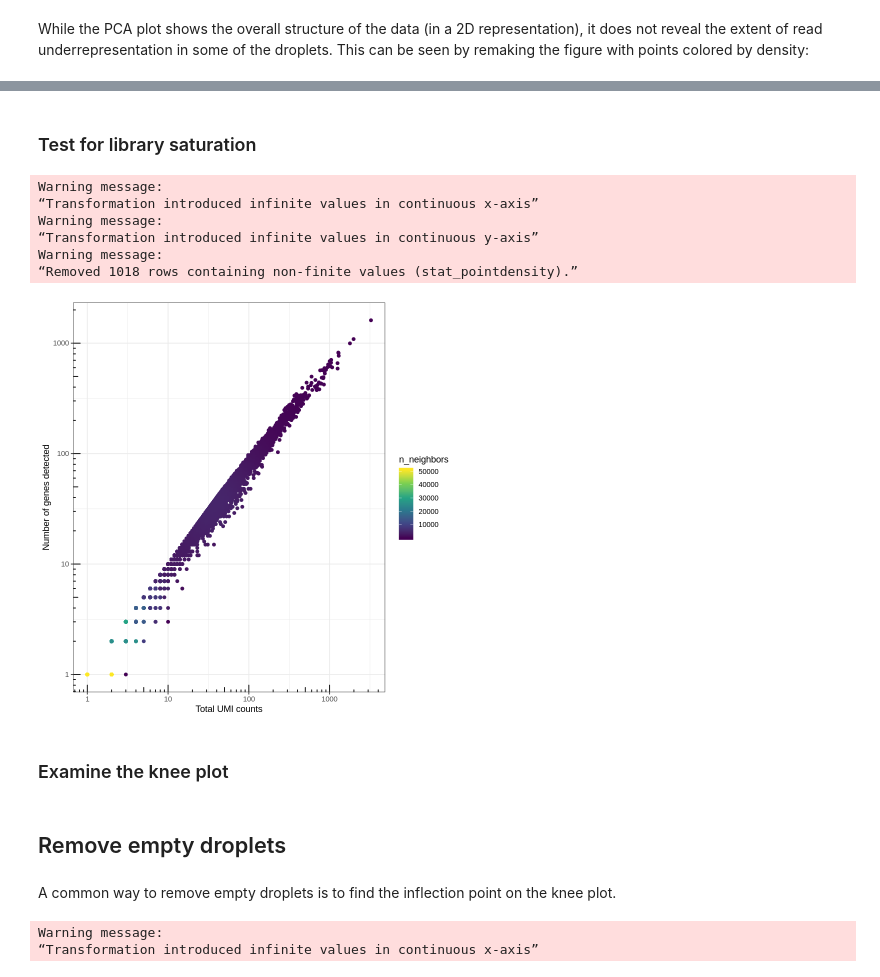
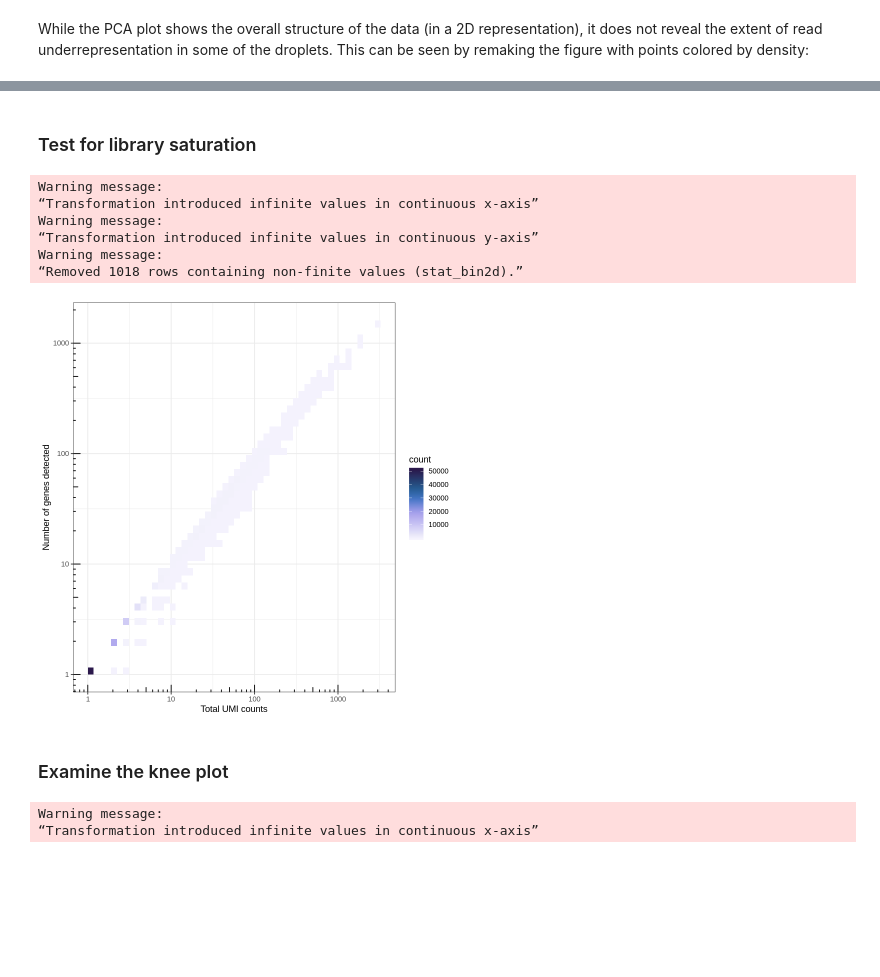
Before and after one commit to pachterlab/kallistobustools, a Jupyter notebook: notebooks/kb_QC.ipynb, the cells around one changed output, grey strips where cells are left out. Cells and saved outputs as stored; diff of their text form; code cells hidden in the pictures; blank space fills up the shorter version.

Commit message:
Changed color for cell density plot

```diff
--- a/notebooks/kb_QC.ipynb
+++ b/notebooks/kb_QC.ipynb
@@ -97,25 +118,21 @@ ggplot(pca_x, aes(PC1, PC2)) +
+# %% [markdown]
+### Test for library saturation
 # %%
 df2 <- tibble(nCount = rowSums(mat),
               nGene = rowSums(mat > 0))
-# %% [markdown]
-### Test for library saturation
 # %%
 ggplot(df2, aes(nCount, nGene)) +
-  geom_pointdensity() +
-  scale_color_viridis_c() +
+  geom_bin2d(bins = 50) +
+  scale_fill_scico(palette = "devon", direction = -1, end = 0.95) +
   scale_x_log10() + scale_y_log10() + annotation_logticks() +
   labs(x = "Total UMI counts", y = "Number of genes detected")
 # %% [output]
 Warning message:
 “Transformation introduced infinite values in continuous x-axis”
 Warning message:
 “Transformation introduced infinite values in continuous y-axis”
 Warning message:
-“Removed 1018 rows containing non-finite values (stat_pointdensity).”
+“Removed 1018 rows containing non-finite values (stat_bin2d).”
-[figure, old version]
+[figure, new version]
 # %% [markdown]
 ### Examine the knee plot
-# %% [markdown]
-## Remove empty droplets
-# %% [markdown]
-A common way to remove empty droplets is to find the inflection point on the knee plot.
```
Also changed, not shown: parts of 12 cells of this notebook.
